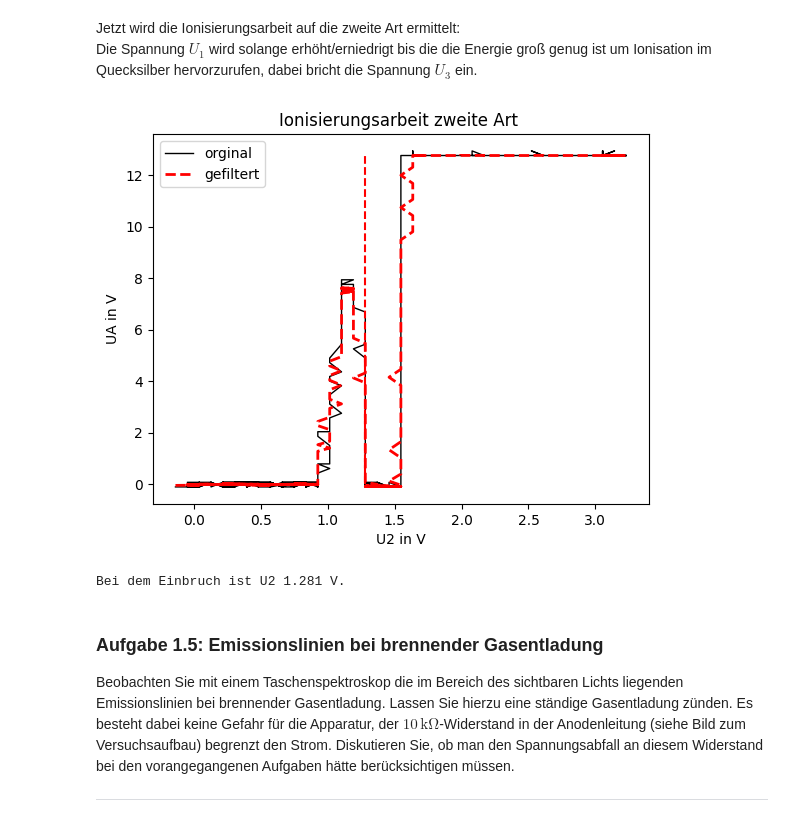
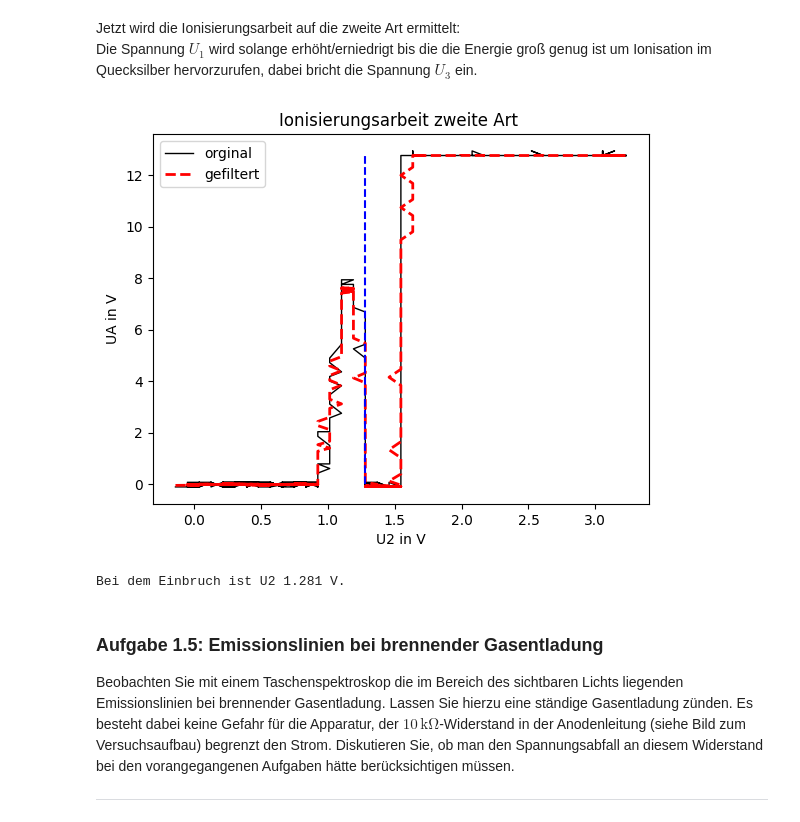
Before and after one commit to thexwon/Praktikum2KlassPhysKIT, a Jupyter notebook: Franck_Hertz_Versuch/Franck_Hertz_Versuch.ipynb, the cells around one changed output. Cells and saved outputs as stored; diff of their text form; code cells hidden in the pictures.

```diff
--- a/Franck_Hertz_Versuch/Franck_Hertz_Versuch.ipynb
+++ b/Franck_Hertz_Versuch/Franck_Hertz_Versuch.ipynb
@@ -560,24 +564,24 @@ Die Spannung $U_1$ wird solange erhöht/erniedrigt bis die die Energie groß gen
 # %%
 data=pd.read_csv('Werte/Aufgabe1_4_b.txt',delimiter='\t',decimal=".",skiprows=3) #importiere Daten
 data.columns=['t','U_AI_b','U_2I']
 data=data[::10]
 data=data[100:]
 t = data['t'].to_numpy()
 U_2I = data['U_2I'].to_numpy()
 U_AI_b = data['U_AI_b'].to_numpy()
 U_AI_bglatt = ppk.meanFilter(U_AI_b, width=40)
 einbruch=U_AI_bglatt.tolist().index(np.min((U_AI_bglatt[350:400]))) # Bereich mit ungefährem Minimum einfügen
 plt.plot(U_2I, U_AI_b, c='black', lw=1, label='orginal')  # Daten plotten
 plt.plot(U_2I, U_AI_bglatt, c='red', lw=2, ls='--', label='gefiltert')
 plt.title('Ionisierungsarbeit zweite Art ')
-plt.vlines(U_2I[einbruch], 0, np.ndarray.max(U_AI_bglatt), color='red', ls='--')
+plt.vlines(U_2I[einbruch], 0, np.ndarray.max(U_AI_bglatt), color='blue', ls='--')
 plt.xlabel('U2 in V')
 plt.ylabel('UA in V')
 plt.legend()
 plt.show()
 print('Bei dem Einbruch ist U2', np.round(U_2I[einbruch],3), 'V.')
 # %% [output]
-[figure, old version]
+[figure, new version]
 Bei dem Einbruch ist U2 1.281 V.
 # %% [markdown]
 ### Aufgabe 1.5: Emissionslinien bei brennender Gasentladung
```
Also changed, not shown: parts of 3 cells of this notebook, 1 other file.
